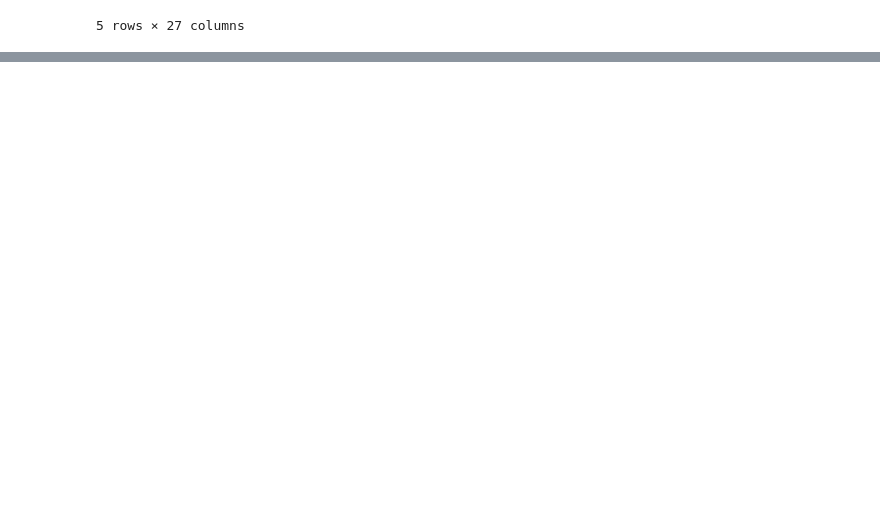
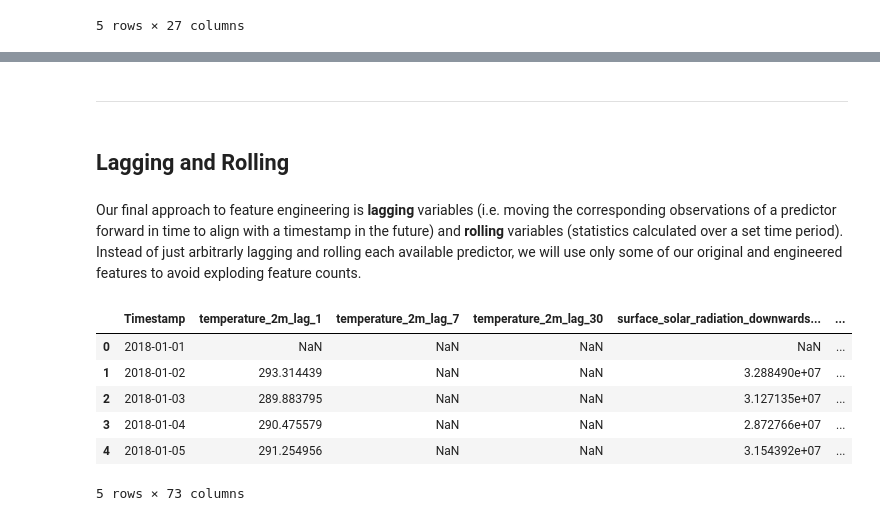
Before and after one commit to asembreek/fieldlens, a Jupyter notebook: notebooks/2. Feature Engineering.ipynb, the cells around one changed output, grey strips where cells are left out. Cells and saved outputs as stored; diff of their text form; code cells hidden in the pictures; blank space fills up the shorter version.

Commit message:
Add lagging and rolled environmental variables to df

```diff
--- a/notebooks/2. Feature Engineering.ipynb
+++ b/notebooks/2. Feature Engineering.ipynb
@@ -836,0 +839,4 @@ engineered_df.head()
+# %% [markdown]
+---
+# %% [markdown]
+## Lagging and Rolling
@@ -836,0 +845,27 @@ engineered_df.head()
+# %% [markdown]
+Our final approach to feature engineering is  **lagging** variables (i.e. moving the corresponding observations of a predictor forward in time to align with a timestamp in the future) and **rolling** variables (statistics calculated over a set time period). Instead of just arbitrarly lagging and rolling each available predictor, we will use only some of our original and engineered features to avoid exploding feature counts.
+# %%
+periods = [1, 7, 30]
+cols = [
+    "temperature_2m",
+    "surface_solar_radiation_downwards_sum",
+    "precipitation",
+    "root_weighted_soil_moisture",
+    "VW_PC1",
+    "VW_PC2",
+    "ST_PC1",
+    "Shallow_mean"
+]
+# %%
+lag_df = engineering.lag_col(engineered_df, cols, periods)
+roll_df = engineering.roll_cols(engineered_df, cols, periods)
+roll_lag_df = pd.merge(lag_df, roll_df, on="Timestamp")
+roll_lag_df.head()
+# %% [output]
+|  | Timestamp | temperature_2m_lag_1 | temperature_2m_lag_7 | temperature_2m_lag_30 | surface_solar_radiation_downwards... | ... |
+| 0 | 2018-01-01 | NaN | NaN | NaN | NaN | ... |
+| 1 | 2018-01-02 | 293.314439 | NaN | NaN | 3.288490e+07 | ... |
+| 2 | 2018-01-03 | 289.883795 | NaN | NaN | 3.127135e+07 | ... |
+| 3 | 2018-01-04 | 290.475579 | NaN | NaN | 2.872766e+07 | ... |
+| 4 | 2018-01-05 | 291.254956 | NaN | NaN | 3.154392e+07 | ... |
+5 rows × 73 columns
```
Also changed, not shown: parts of 3 cells of this notebook, 1 other file.
